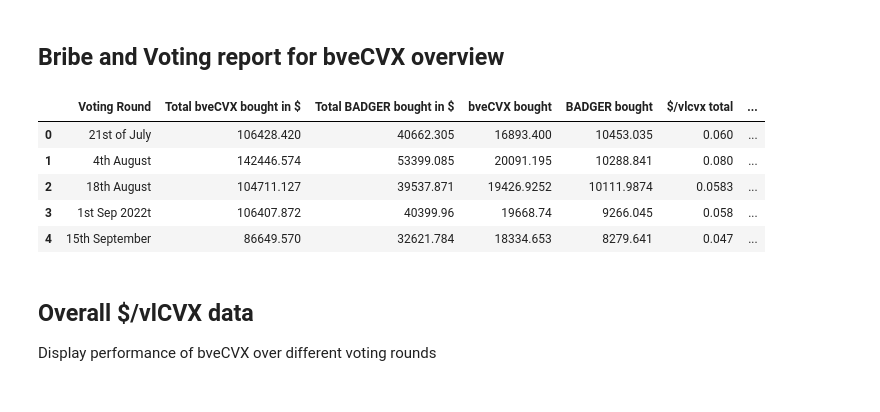
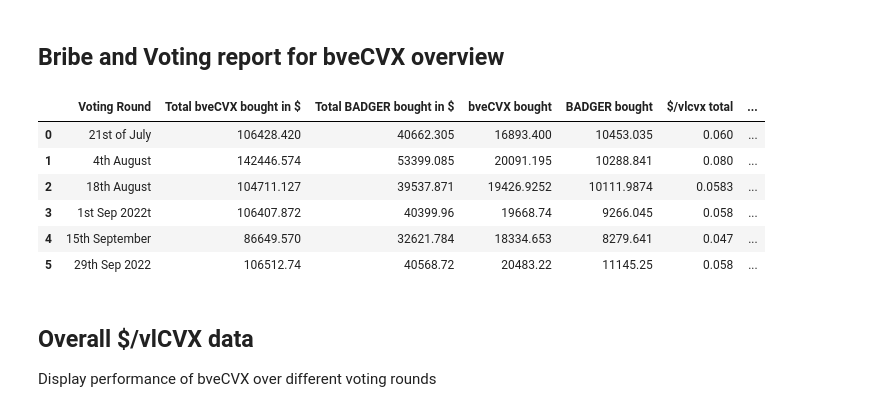
Before and after one commit to Badger-Finance/badger-influence-analytics, a Jupyter notebook: notebooks/cvx_bribes/bribes_bvecvx_research.ipynb, the cells around one changed output. Cells and saved outputs as stored; diff of their text form; code cells hidden in the pictures.

Commit message:
feat: update bribes for 28th round

```diff
--- a/notebooks/cvx_bribes/bribes_bvecvx_research.ipynb
+++ b/notebooks/cvx_bribes/bribes_bvecvx_research.ipynb
@@ -3,33 +3,34 @@
 # %%
 import pandas as pd
 from IPython.core.display_functions import display
 
 from notebooks.cvx_bribes.bvecvx_data import VOTING_DATASETS
 
 TABLE_COLUMNS = ["Voting Round", "Total bveCVX bought in $", "Total BADGER bought in $", "bveCVX bought", "BADGER bought",
-                 "$/vlcvx total", "$/vlcvx pure bribes", "$/vlcvx Llama", "vlcvx difference"]
+                 "$/vlcvx total", "$/vlcvx pure bribes", "$/vlcvx Llama", "vlcvx difference %"]
 
 data_rows = []
 for voting_round in VOTING_DATASETS:
     llama_vlcvx = voting_round['llama_vlcvx']
     badger_vlcvx = voting_round['$/vlCVX without badgerwbtc']
     difference_with_llama = round(
         abs(badger_vlcvx - llama_vlcvx) / ((llama_vlcvx + badger_vlcvx) / 2) * 100, 3
     )
     data_rows.append([
         voting_round['round'], voting_round['total_cvx_sold_in_$'], voting_round['total_badger_sold_in_$'],
         voting_round['amount_cvx'], voting_round['amount_badger'], voting_round['$/vlCVX for total votes'],
         voting_round['$/vlCVX without badgerwbtc'], voting_round['llama_vlcvx'], difference_with_llama
     ])
 dataframe = pd.DataFrame(data=data_rows, columns=TABLE_COLUMNS)
 display(dataframe)
 # %% [output]
 |  | Voting Round | Total bveCVX bought in $ | Total BADGER bought in $ | bveCVX bought | BADGER bought | $/vlcvx total | ... |
 | 0 | 21st of July | 106428.420 | 40662.305 | 16893.400 | 10453.035 | 0.060 | ... |
 | 1 | 4th August | 142446.574 | 53399.085 | 20091.195 | 10288.841 | 0.080 | ... |
 | 2 | 18th August | 104711.127 | 39537.871 | 19426.9252 | 10111.9874 | 0.0583 | ... |
 | 3 | 1st Sep 2022t | 106407.872 | 40399.96 | 19668.74 | 9266.045 | 0.058 | ... |
 | 4 | 15th September | 86649.570 | 32621.784 | 18334.653 | 8279.641 | 0.047 | ... |
+| 5 | 29th Sep 2022 | 106512.74 | 40568.72 | 20483.22 | 11145.25 | 0.058 | ... |
 # %% [markdown]
 ## Overall $/vlCVX data
 Display performance of bveCVX over different voting rounds
```
Also changed, not shown: parts of 2 cells of this notebook, 3 other files.
